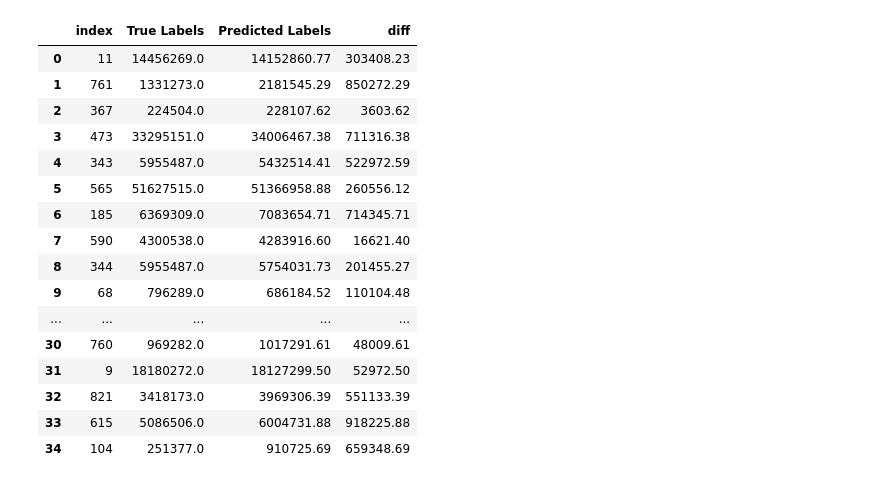
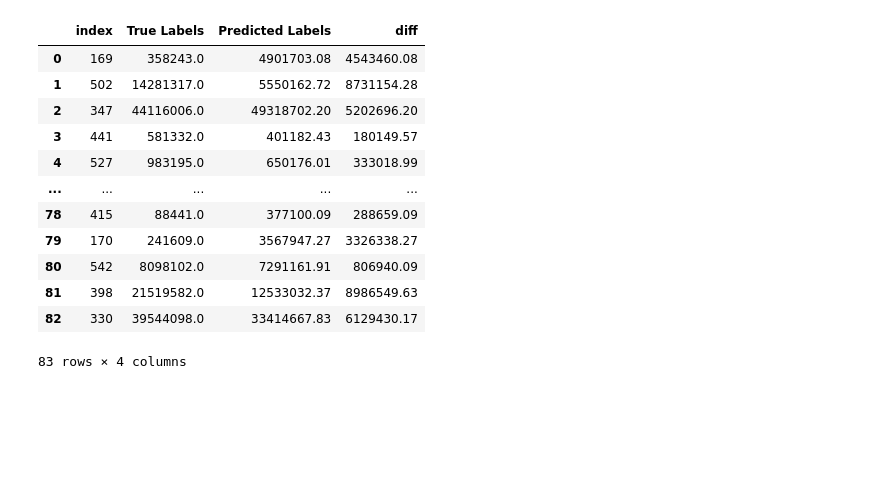
Before and after one commit to minh10022001/YoutubeData, a Jupyter notebook: TEST.ipynb, the cells around one changed output. Saved outputs shown, nothing was run; the diff lists cells and outputs as text; code cells hidden in the pictures; blank space fills up the shorter version.

```diff
--- a/TEST.ipynb
+++ b/TEST.ipynb
@@ -161,0 +193,12 @@ df_v2 = df_v2[df_v2['video_viewCount_mv_official']>1]
+# %%
+q25,q75 = np.percentile(a = df_num['video_viewCount_mv_official'],q=[25,75])
+IQR = q75 - q25
+lower_limit = q25 - 1.5*IQR
+upper_limit = q75 + 1.5*IQR
+df_num = df_num[(df_num['video_viewCount_mv_official']> lower_limit) &(df_num['video_viewCount_mv_official']<upper_limit)]
+# %%
+q25,q75 = np.percentile(a = df_num['video_viewCount'],q=[25,75])
+IQR = q75 - q25
+lower_limit = q25 - 1.5*IQR
+upper_limit = q75 + 1.5*IQR
+df_num = df_num[(df_num['video_viewCount']> lower_limit) &(df_num['video_viewCount']<upper_limit)]
@@ -161,0 +235,4 @@ df_v2 = df_v2[df_v2['video_viewCount_mv_official']>1]
+# %%
+df_num['video_num_tag'].fillna(df_num['video_num_tag'].mean(),  inplace=True)
+df_num['video_description_len'].fillna(df_num['video_description_len'].mean(),  inplace=True)
+df_num['video_likeCount'].fillna(df_num['video_likeCount'].mean(),  inplace=True)
@@ -221,7 +250,7 @@ sns.boxplot(y=df3['video_viewCount_mv_official'],color='blue',orient='v')
 from sklearn.model_selection import train_test_split
 from sklearn.preprocessing import StandardScaler, MinMaxScaler
 # %%
-df_train, df_test = train_test_split(df3, test_size=0.2, random_state= 43, shuffle= True)
+df_train, df_test = train_test_split(df_num, test_size=0.2, random_state= 43, shuffle= True)
 X_train = df_train.copy()
 y_train = X_train.pop("video_viewCount_mv_official")
 
@@ -297,26 +348,22 @@ len(y_pred)
 # %%
 d1 = {'True Labels': y_test, 'Predicted Labels': y_pred}
 SK = pd.DataFrame(data = d1)
 SK['diff'] = abs(SK['True Labels']- SK['Predicted Labels'])
-SK[SK['diff']<1000000].reset_index()
+SK[SK['diff']<10000000].reset_index()
 # %% [output]
 |  | index | True Labels | Predicted Labels | diff |
-| 0 | 11 | 14456269.0 | 14152860.77 | 303408.23 |
-| 1 | 761 | 1331273.0 | 2181545.29 | 850272.29 |
-| 2 | 367 | 224504.0 | 228107.62 | 3603.62 |
-| 3 | 473 | 33295151.0 | 34006467.38 | 711316.38 |
-| 4 | 343 | 5955487.0 | 5432514.41 | 522972.59 |
-| 5 | 565 | 51627515.0 | 51366958.88 | 260556.12 |
-| 6 | 185 | 6369309.0 | 7083654.71 | 714345.71 |
-| 7 | 590 | 4300538.0 | 4283916.60 | 16621.40 |
-| 8 | 344 | 5955487.0 | 5754031.73 | 201455.27 |
-| 9 | 68 | 796289.0 | 686184.52 | 110104.48 |
+| 0 | 169 | 358243.0 | 4901703.08 | 4543460.08 |
+| 1 | 502 | 14281317.0 | 5550162.72 | 8731154.28 |
+| 2 | 347 | 44116006.0 | 49318702.20 | 5202696.20 |
+| 3 | 441 | 581332.0 | 401182.43 | 180149.57 |
+| 4 | 527 | 983195.0 | 650176.01 | 333018.99 |
 | ... | ... | ... | ... | ... |
-| 30 | 760 | 969282.0 | 1017291.61 | 48009.61 |
-| 31 | 9 | 18180272.0 | 18127299.50 | 52972.50 |
-| 32 | 821 | 3418173.0 | 3969306.39 | 551133.39 |
-| 33 | 615 | 5086506.0 | 6004731.88 | 918225.88 |
-| 34 | 104 | 251377.0 | 910725.69 | 659348.69 |
+| 78 | 415 | 88441.0 | 377100.09 | 288659.09 |
+| 79 | 170 | 241609.0 | 3567947.27 | 3326338.27 |
+| 80 | 542 | 8098102.0 | 7291161.91 | 806940.09 |
+| 81 | 398 | 21519582.0 | 12533032.37 | 8986549.63 |
+| 82 | 330 | 39544098.0 | 33414667.83 | 6129430.17 |
+83 rows × 4 columns
 # %%
 SK.describe()
 # %% [output]
```
Also changed, not shown: parts of 37 cells of this notebook, 15 other files.
